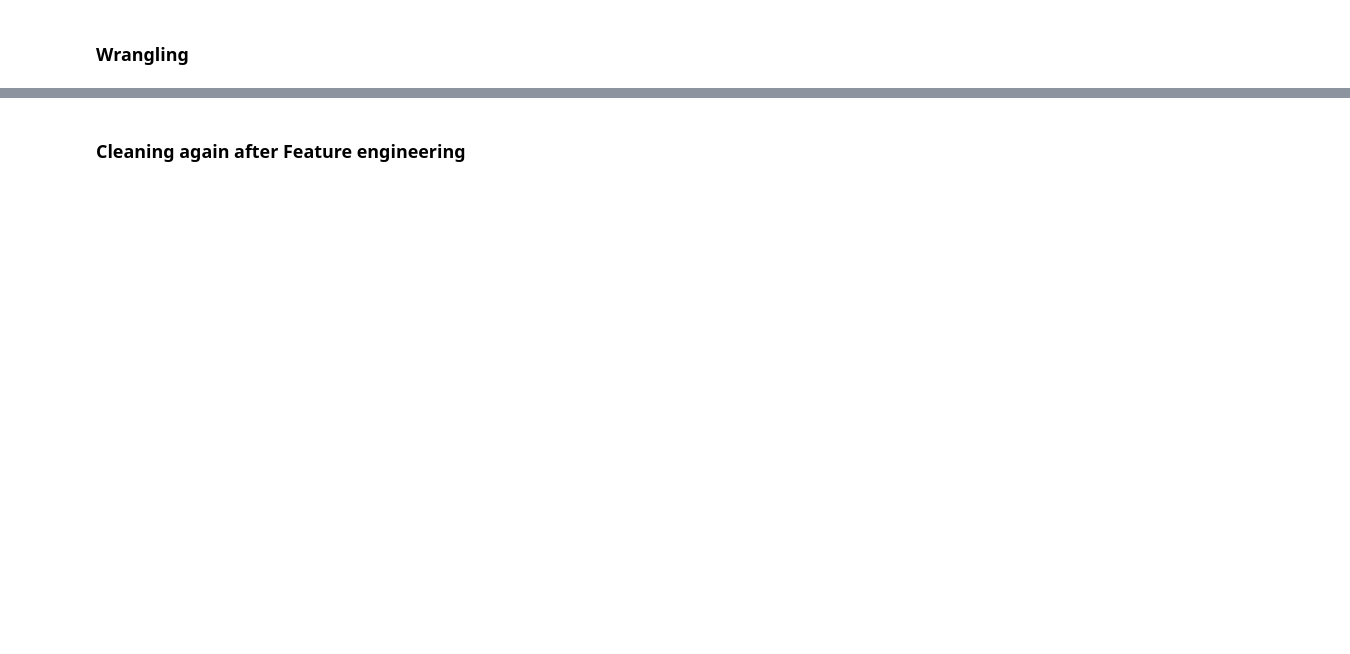
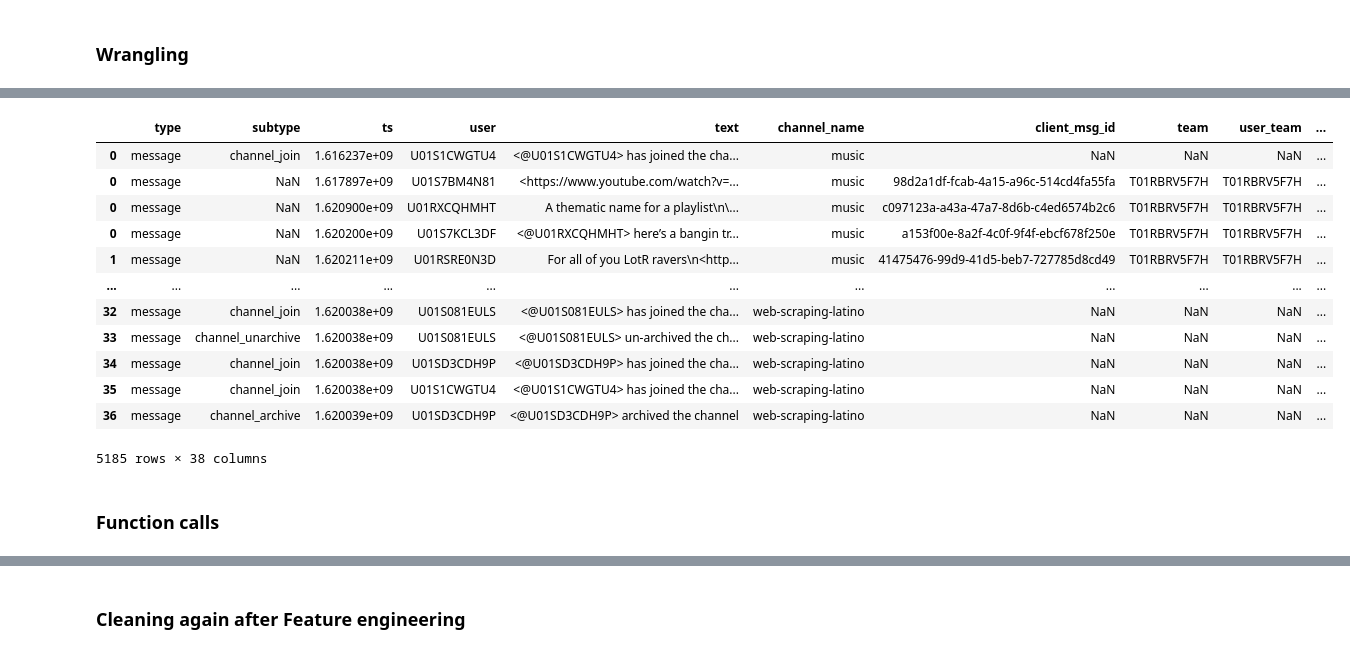
Before and after one commit to lillaszulyovszky/ironhack-final-project, a Jupyter notebook: code/ironhack_DA_slack_EDA_and_wrangling_optimized.ipynb, the cells around one changed output, grey strips where cells are left out. Saved outputs shown, nothing was run; the diff lists cells and outputs as text; code cells hidden in the pictures; blank space fills up the shorter version.

```diff
--- a/code/ironhack_DA_slack_EDA_and_wrangling_optimized.ipynb
+++ b/code/ironhack_DA_slack_EDA_and_wrangling_optimized.ipynb
@@ -372,0 +396,18 @@ def text_length(df_clean):
+# %%
+df_clean
+# %% [output]
+|  | type | subtype | ts | user | text | channel_name | client_msg_id | team | user_team | ... |
+| 0 | message | channel_join | 1.616237e+09 | U01S1CWGTU4 | <@U01S1CWGTU4> has joined the cha... | music | NaN | NaN | NaN | ... |
+| 0 | message | NaN | 1.617897e+09 | U01S7BM4N81 | <https://www.youtube.com/watch?v=... | music | 98d2a1df-fcab-4a15-a96c-514cd4fa55fa | T01RBRV5F7H | T01RBRV5F7H | ... |
+| 0 | message | NaN | 1.620900e+09 | U01RXCQHMHT | A thematic name for a playlist\n\... | music | c097123a-a43a-47a7-8d6b-c4ed6574b2c6 | T01RBRV5F7H | T01RBRV5F7H | ... |
+| 0 | message | NaN | 1.620200e+09 | U01S7KCL3DF | <@U01RXCQHMHT> here’s a bangin tr... | music | a153f00e-8a2f-4c0f-9f4f-ebcf678f250e | T01RBRV5F7H | T01RBRV5F7H | ... |
+| 1 | message | NaN | 1.620211e+09 | U01RSRE0N3D | For all of you LotR ravers\n<http... | music | 41475476-99d9-41d5-beb7-727785d8cd49 | T01RBRV5F7H | T01RBRV5F7H | ... |
+| ... | ... | ... | ... | ... | ... | ... | ... | ... | ... | ... |
+| 32 | message | channel_join | 1.620038e+09 | U01S081EULS | <@U01S081EULS> has joined the cha... | web-scraping-latino | NaN | NaN | NaN | ... |
+| 33 | message | channel_unarchive | 1.620038e+09 | U01S081EULS | <@U01S081EULS> un-archived the ch... | web-scraping-latino | NaN | NaN | NaN | ... |
+| 34 | message | channel_join | 1.620038e+09 | U01SD3CDH9P | <@U01SD3CDH9P> has joined the cha... | web-scraping-latino | NaN | NaN | NaN | ... |
+| 35 | message | channel_join | 1.620038e+09 | U01S1CWGTU4 | <@U01S1CWGTU4> has joined the cha... | web-scraping-latino | NaN | NaN | NaN | ... |
+| 36 | message | channel_archive | 1.620039e+09 | U01SD3CDH9P | <@U01SD3CDH9P> archived the channel | web-scraping-latino | NaN | NaN | NaN | ... |
+5185 rows × 38 columns
+# %% [markdown]
+### Function calls
```
Also changed, not shown: parts of 19 cells of this notebook.
